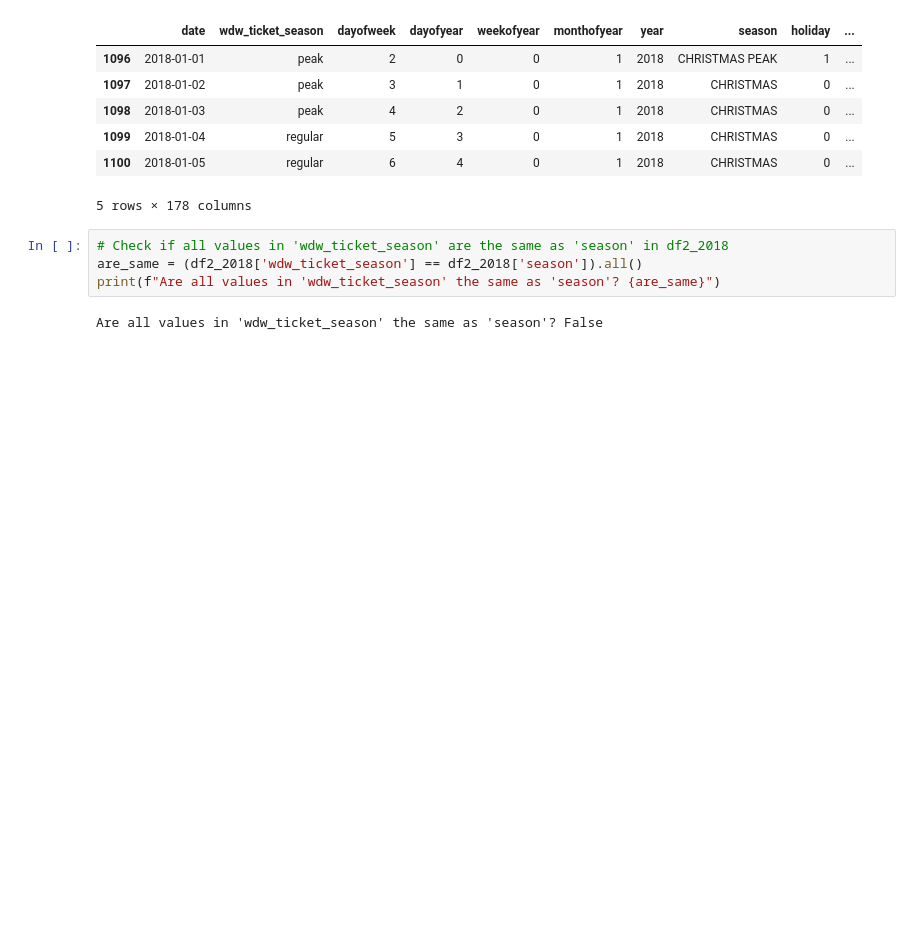
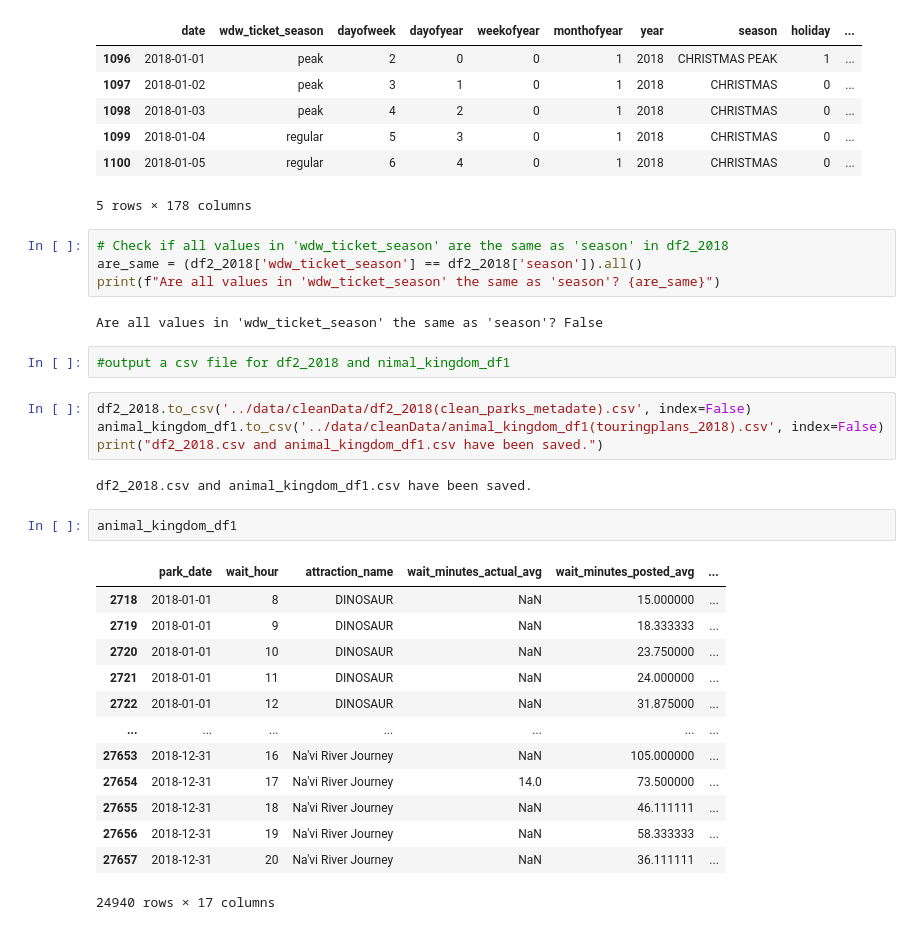
Before and after one commit to kanikaselva/disneyOptimization, a Jupyter notebook: code/0. cleanData.ipynb, the cells around one changed output. Drawn from its saved outputs; the diff is of its cells as text; blank space fills up the shorter version.

```diff
--- a/code/0. cleanData.ipynb
+++ b/code/0. cleanData.ipynb
@@ -97,3 +95,27 @@ are_same = (df2_2018['wdw_ticket_season'] == df2_2018['season']).all()
 print(f"Are all values in 'wdw_ticket_season' the same as 'season'? {are_same}")
 # %% [output]
 Are all values in 'wdw_ticket_season' the same as 'season'? False
+# %%
+#output a csv file for df2_2018 and nimal_kingdom_df1
+# %%
+df2_2018.to_csv('../data/cleanData/df2_2018(clean_parks_metadate).csv', index=False)
+animal_kingdom_df1.to_csv('../data/cleanData/animal_kingdom_df1(touringplans_2018).csv', index=False)
+print("df2_2018.csv and animal_kingdom_df1.csv have been saved.")
+# %% [output]
+df2_2018.csv and animal_kingdom_df1.csv have been saved.
+# %%
+animal_kingdom_df1
+# %% [output]
+|  | park_date | wait_hour | attraction_name | wait_minutes_actual_avg | wait_minutes_posted_avg | ... |
+| 2718 | 2018-01-01 | 8 | DINOSAUR | NaN | 15.000000 | ... |
+| 2719 | 2018-01-01 | 9 | DINOSAUR | NaN | 18.333333 | ... |
+| 2720 | 2018-01-01 | 10 | DINOSAUR | NaN | 23.750000 | ... |
+| 2721 | 2018-01-01 | 11 | DINOSAUR | NaN | 24.000000 | ... |
+| 2722 | 2018-01-01 | 12 | DINOSAUR | NaN | 31.875000 | ... |
+| ... | ... | ... | ... | ... | ... | ... |
+| 27653 | 2018-12-31 | 16 | Na'vi River Journey | NaN | 105.000000 | ... |
+| 27654 | 2018-12-31 | 17 | Na'vi River Journey | 14.0 | 73.500000 | ... |
+| 27655 | 2018-12-31 | 18 | Na'vi River Journey | NaN | 46.111111 | ... |
+| 27656 | 2018-12-31 | 19 | Na'vi River Journey | NaN | 58.333333 | ... |
+| 27657 | 2018-12-31 | 20 | Na'vi River Journey | NaN | 36.111111 | ... |
+24940 rows × 17 columns
```
Also changed, not shown: parts of 2 cells of this notebook, 3 other files.
